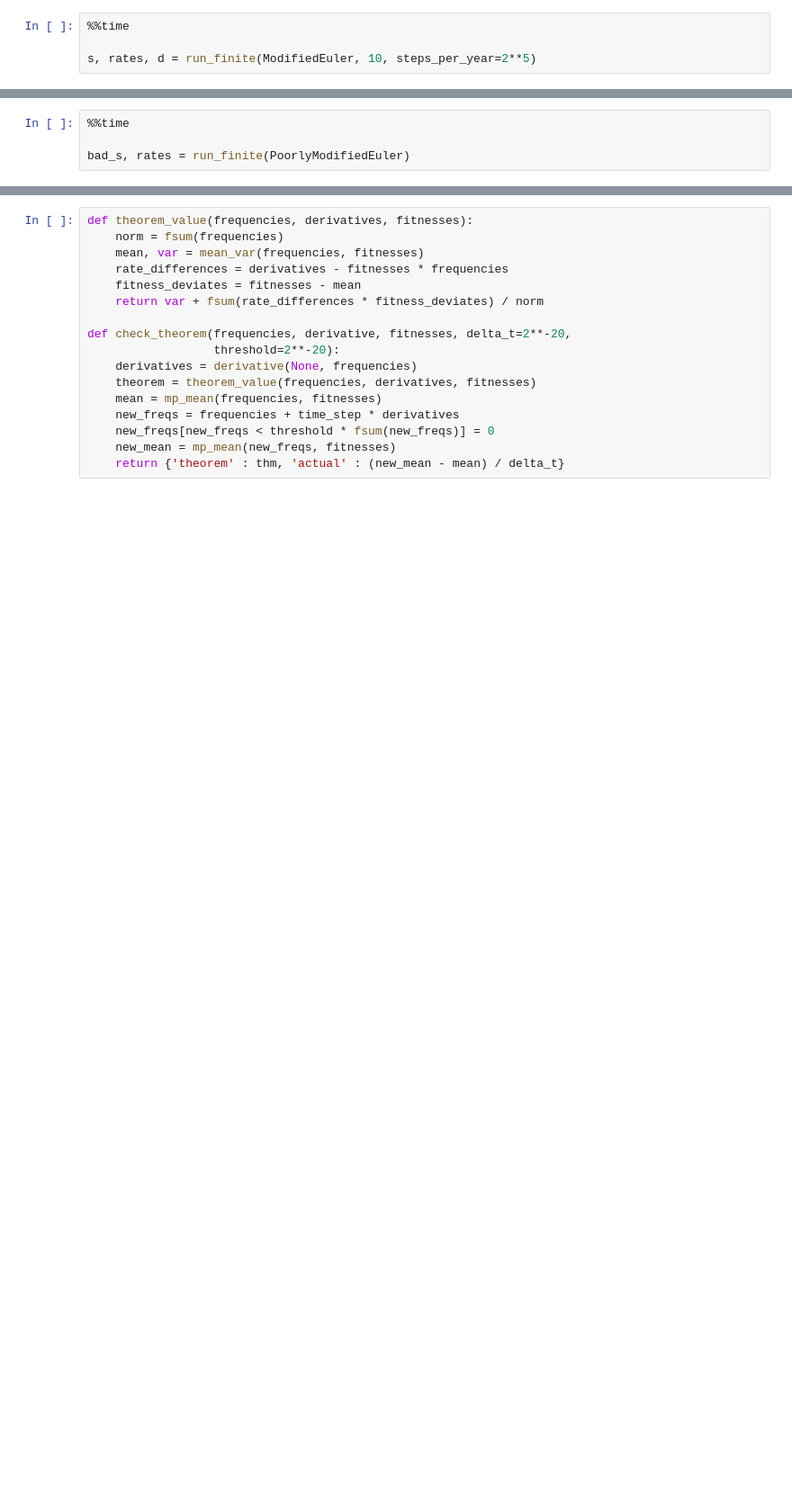
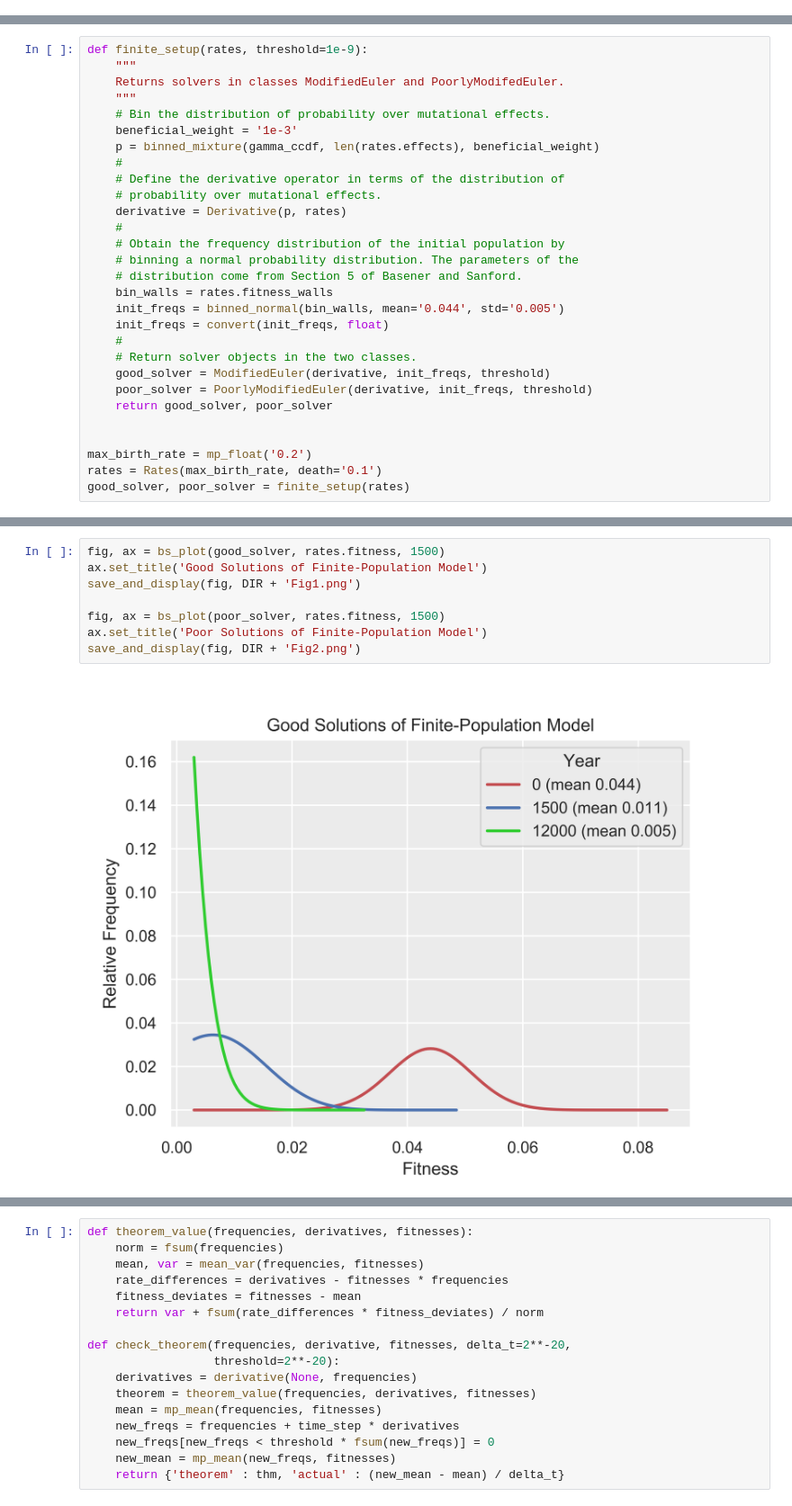
Before and after one commit to TMEnglish/BS, a Jupyter notebook: Supporting Materials 1.ipynb, the cells around one changed output, grey strips where cells are left out. Shown at 90% size. Drawn from its saved outputs; the diff is of its cells as text; blank space fills up the shorter version.

```diff
--- a/Supporting Materials 1.ipynb
+++ b/Supporting Materials 1.ipynb
@@ -167,4 +157,0 @@ def run_finite(solver_class, n_years=2500, steps_per_year=1,
-# %%
-%%time
-
-s, rates, d = run_finite(ModifiedEuler, 10, steps_per_year=2**5)
@@ -206,4 +157,0 @@ bs_plot(s, rates.fitness, 4000, ['-', '-', ':'])
-# %%
-%%time
-
-bad_s, rates = run_finite(PoorlyModifiedEuler)
@@ -220,0 +162,29 @@ bs_plot(bad_s, rates.fitness, 18000, ['-', '-', ':'])
+# %%
+def finite_setup(rates, threshold=1e-9):
+    """
+    Returns solvers in classes ModifiedEuler and PoorlyModifedEuler.
+    """
+    # Bin the distribution of probability over mutational effects.
+    beneficial_weight = '1e-3'
+    p = binned_mixture(gamma_ccdf, len(rates.effects), beneficial_weight)
+    #
+    # Define the derivative operator in terms of the distribution of
+    # probability over mutational effects.
+    derivative = Derivative(p, rates)
+    #
+    # Obtain the frequency distribution of the initial population by
+    # binning a normal probability distribution. The parameters of the
+    # distribution come from Section 5 of Basener and Sanford.
+    bin_walls = rates.fitness_walls
+    init_freqs = binned_normal(bin_walls, mean='0.044', std='0.005')
+    init_freqs = convert(init_freqs, float)
+    #
+    # Return solver objects in the two classes.
+    good_solver = ModifiedEuler(derivative, init_freqs, threshold)
+    poor_solver = PoorlyModifiedEuler(derivative, init_freqs, threshold)
+    return good_solver, poor_solver
+
+
+max_birth_rate = mp_float('0.2')
+rates = Rates(max_birth_rate, death='0.1')
+good_solver, poor_solver = finite_setup(rates)
@@ -220,0 +229,10 @@ bs_plot(bad_s, rates.fitness, 18000, ['-', '-', ':'])
+# %%
+fig, ax = bs_plot(good_solver, rates.fitness, 1500)
+ax.set_title('Good Solutions of Finite-Population Model')
+save_and_display(fig, DIR + 'Fig1.png')
+
+fig, ax = bs_plot(poor_solver, rates.fitness, 1500)
+ax.set_title('Poor Solutions of Finite-Population Model')
+save_and_display(fig, DIR + 'Fig2.png')
+# %% [output]
+[figure, added]
```
Also changed, not shown: parts of 35 cells of this notebook, 10 other files.
